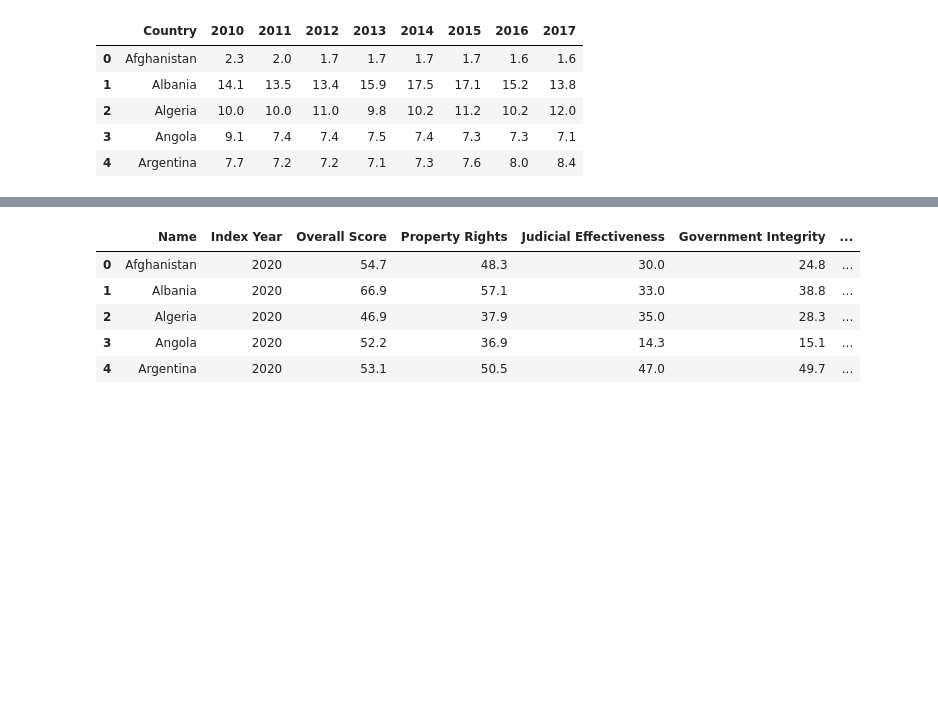
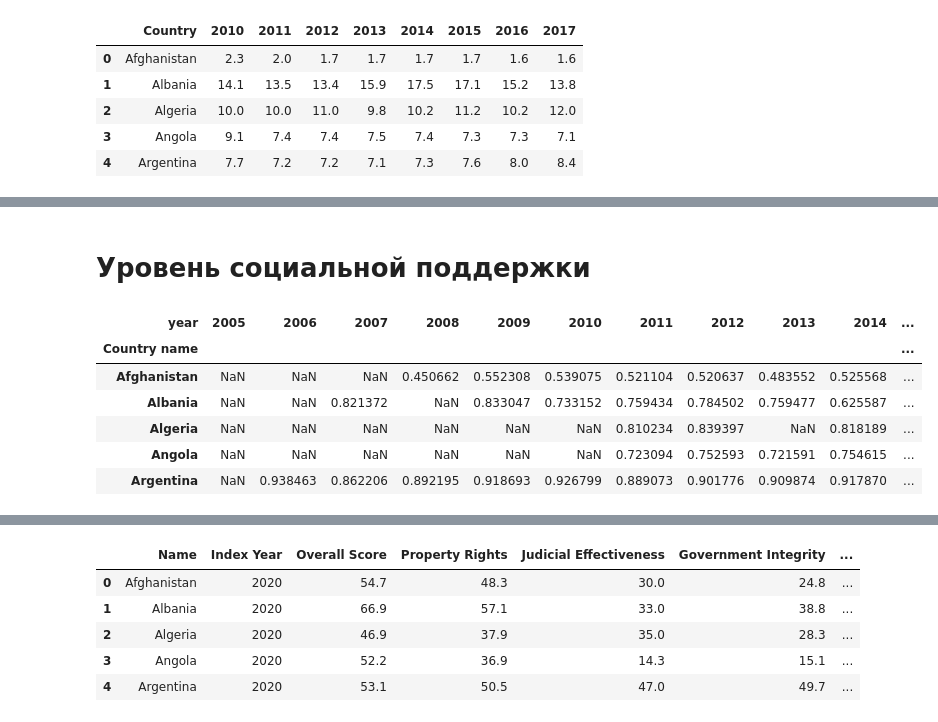
Before and after one commit to team-hack-0819/social-env, a Jupyter notebook: data.ipynb, the cells around one changed output, grey strips where cells are left out. Saved outputs shown, nothing was run; the diff lists cells and outputs as text; code cells hidden in the pictures; blank space fills up the shorter version.

```diff
--- a/data.ipynb
+++ b/data.ipynb
@@ -127,0 +147,13 @@ countries =  happiness_life_expectancy_and_other[['Country name']]
+# %% [markdown]
+# Уровень социальной поддержки
+# %%
+tab4 = happiness_life_expectancy_and_other.pivot_table(index='Country name', columns='year', values='Social support')
+tab4.head()
+# %% [output]
+| year | 2005 | 2006 | 2007 | 2008 | 2009 | 2010 | 2011 | 2012 | 2013 | 2014 | ... |
+| Country name |  |  |  |  |  |  |  |  |  |  | ... |
+| Afghanistan | NaN | NaN | NaN | 0.450662 | 0.552308 | 0.539075 | 0.521104 | 0.520637 | 0.483552 | 0.525568 | ... |
+| Albania | NaN | NaN | 0.821372 | NaN | 0.833047 | 0.733152 | 0.759434 | 0.784502 | 0.759477 | 0.625587 | ... |
+| Algeria | NaN | NaN | NaN | NaN | NaN | NaN | 0.810234 | 0.839397 | NaN | 0.818189 | ... |
+| Angola | NaN | NaN | NaN | NaN | NaN | NaN | 0.723094 | 0.752593 | 0.721591 | 0.754615 | ... |
+| Argentina | NaN | 0.938463 | 0.862206 | 0.892195 | 0.918693 | 0.926799 | 0.889073 | 0.901776 | 0.909874 | 0.917870 | ... |
```
Also changed, not shown: parts of 12 cells of this notebook.
